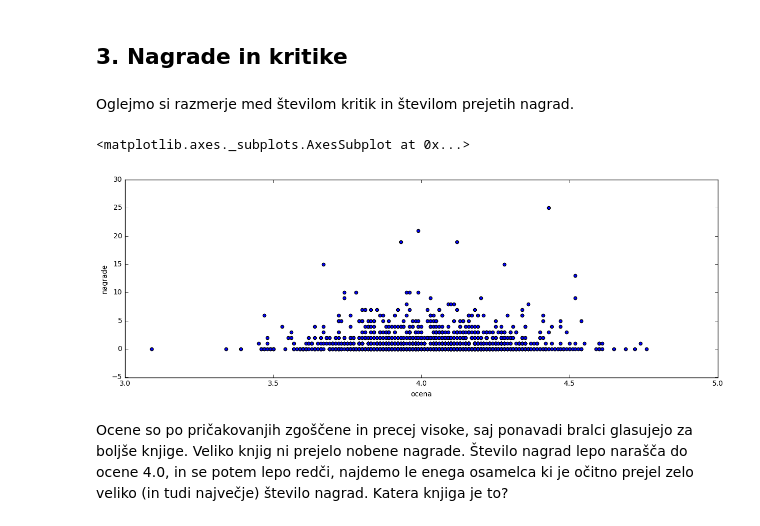
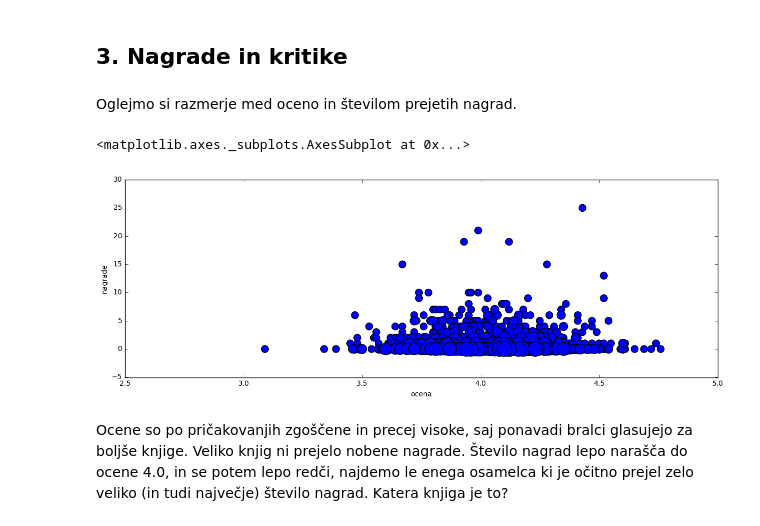
Before and after one commit to petrare/projekt-prog-1, a Jupyter notebook: Projekt-Goodreads.ipynb, the cells around one changed output. Cells and saved outputs as stored; diff of their text form; code cells hidden in the pictures.

```diff
--- a/Projekt-Goodreads.ipynb
+++ b/Projekt-Goodreads.ipynb
@@ -240,12 +240,14 @@ Popolnoma nepresenetljivo.
 # %% [markdown]
 ## 3. Nagrade in kritike
 # %% [markdown]
-Oglejmo si razmerje med številom kritik in številom prejetih nagrad.
+Oglejmo si razmerje med oceno in številom prejetih nagrad.
-# %%
-knjige.sort_values('ocena', ascending = True).plot(x = 'ocena', y = 'nagrade', kind='scatter')
-# %% [output]
-<matplotlib.axes._subplots.AxesSubplot at 0x...>
-[figure, removed]
+# %%
+nagrade_ocene = knjige[['ocena','nagrade']].groupby(['ocena', 'nagrade']).size().reset_index(name="skupaj")
+nagrade_ocene = nagrade_ocene.sort_values(by='skupaj')
+nagrade_ocene.plot.scatter(x = 'ocena', y = 'nagrade', s = 100*nagrade_ocene['skupaj']**(1/2))
+# %% [output]
+<matplotlib.axes._subplots.AxesSubplot at 0x...>
+[figure, added]
 # %% [markdown]
 Ocene so po pričakovanjih zgoščene in precej visoke, saj ponavadi bralci glasujejo za boljše knjige. Veliko knjig ni prejelo nobene nagrade. Število nagrad lepo narašča do ocene 4.0, in se potem lepo redči, najdemo le enega osamelca ki je očitno prejel zelo veliko (in tudi največje) število nagrad. Katera knjiga je to?
 # %%
```
Also changed, not shown: parts of 13 cells of this notebook.
